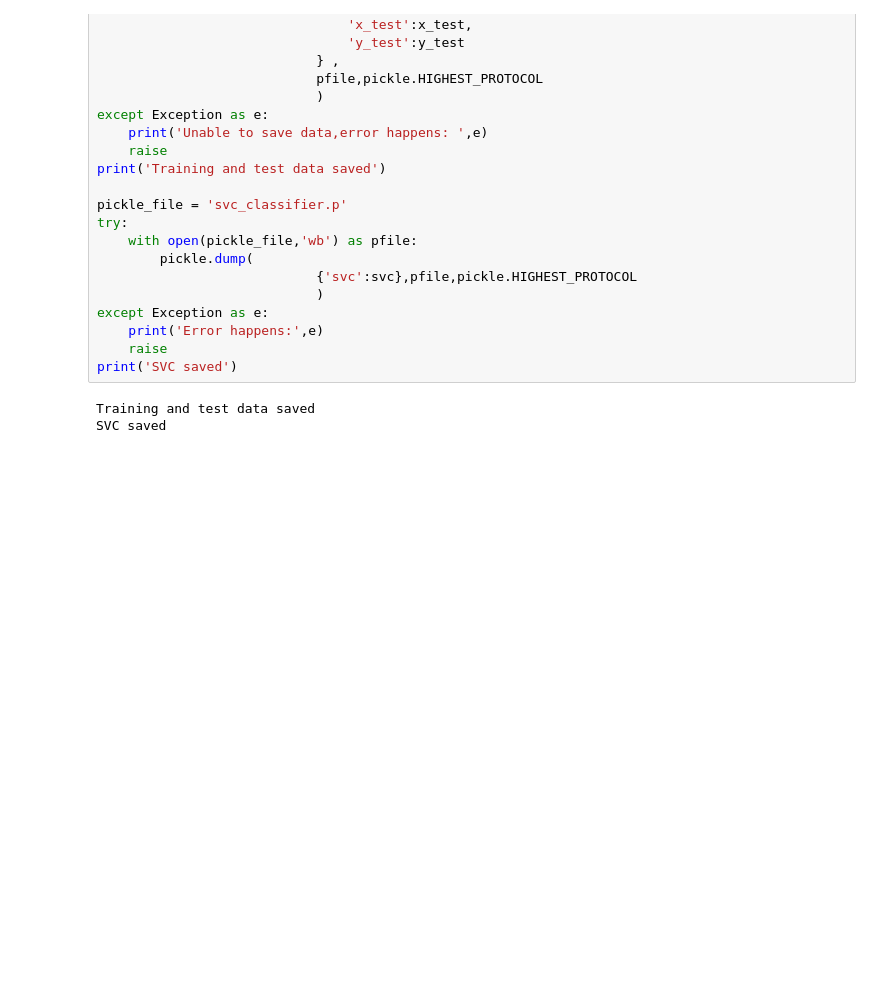
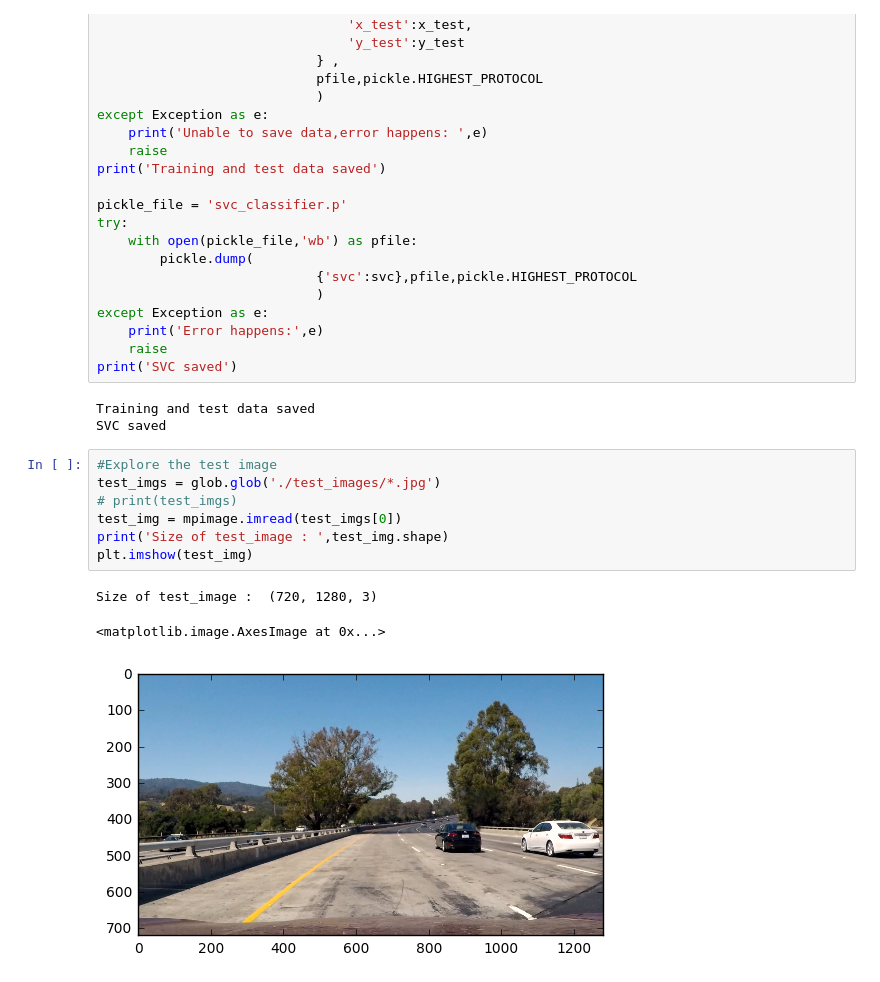
Before and after one commit to xtsxisaxns/Vehicle-Detection, a Jupyter notebook: vehicle-detection.ipynb, the cells around one changed output. Cells and saved outputs as stored; diff of their text form; blank space fills up the shorter version.

```diff
--- a/vehicle-detection.ipynb
+++ b/vehicle-detection.ipynb
@@ -294,3 +326,14 @@ print('SVC saved')
 # %% [output]
 Training and test data saved
 SVC saved
+# %%
+#Explore the test image
+test_imgs = glob.glob('./test_images/*.jpg')
+# print(test_imgs)
+test_img = mpimage.imread(test_imgs[0])
+print('Size of test_image : ',test_img.shape)
+plt.imshow(test_img)
+# %% [output]
+Size of test_image :  (720, 1280, 3)
+<matplotlib.image.AxesImage at 0x...>
+[figure, added]
```
Also changed, not shown: parts of 9 cells of this notebook.
